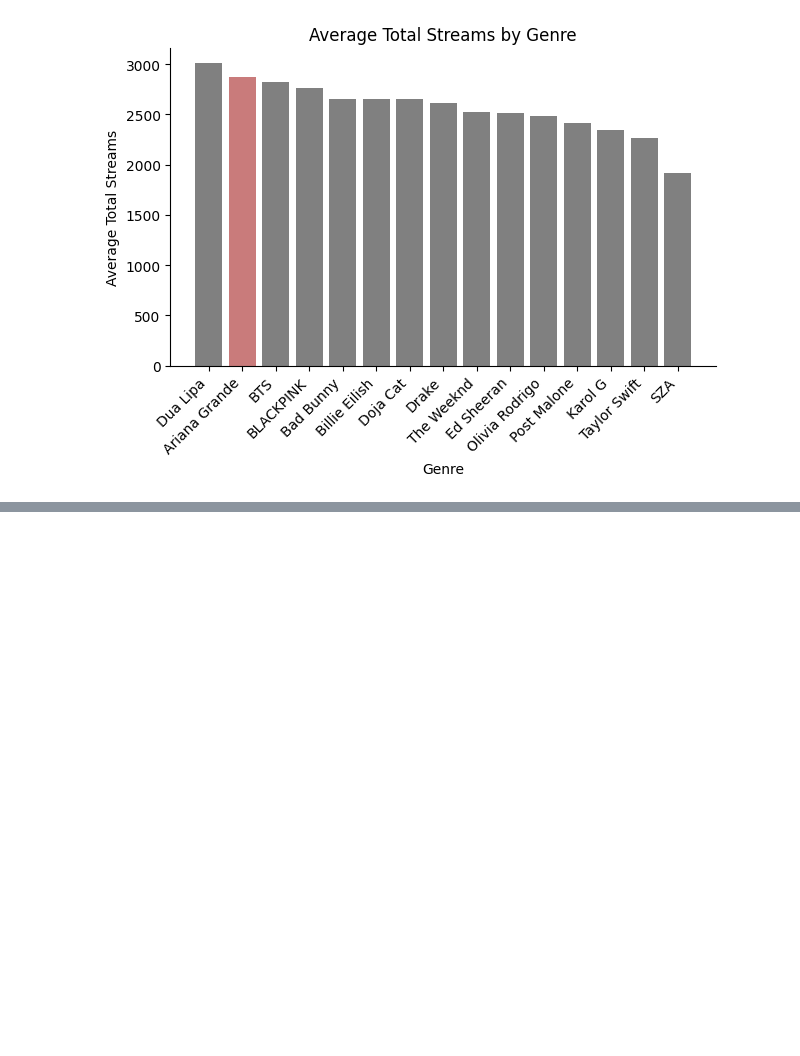
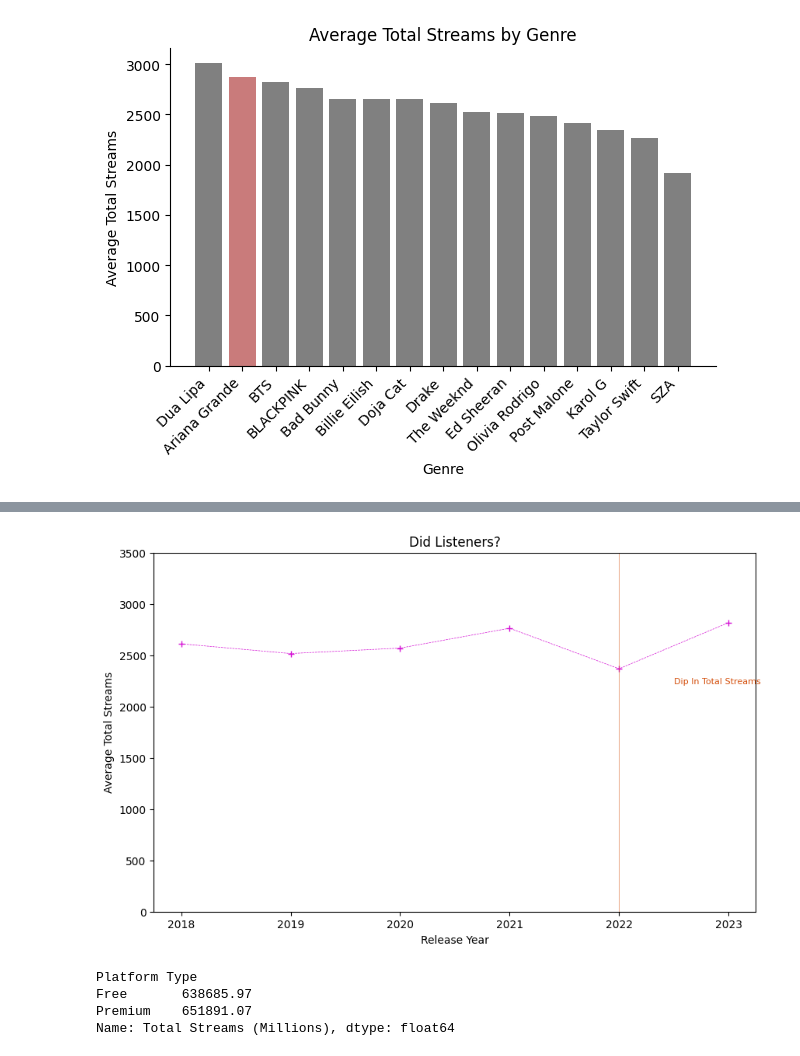
Before and after one commit to mollichite/learning_plots_mollylott, a Jupyter notebook: notebook.ipynb, the cells around one changed output, grey strips where cells are left out. Cells and saved outputs as stored; diff of their text form; code cells hidden in the pictures; blank space fills up the shorter version.

```diff
--- a/notebook.ipynb
+++ b/notebook.ipynb
@@ -166,0 +247,3 @@ plt.show()
+# %%
+yearly_avg = spotify_df.groupby("Release Year")["Total Streams (Millions)"].mean().round(2)
+yearly_avg
@@ -166,0 +259,48 @@ plt.show()
+# %%
+plt.figure(figsize=(10,6))
+plt.plot(
+    yearly_avg.index,
+    yearly_avg.values,
+    marker="+",
+    linestyle = "--",
+    color = "#D510D5",
+    linewidth = 0.5
+    )
+
+plt.ylim(0, 3500)
+plt.xlabel("Release Year")
+plt.ylabel("Average Total Streams")
+plt.title("Did Listeners?")
+
+ax = plt.gca()
+
+
+ax.axvline(
+    2022,
+    color = "#D55210",
+    linewidth = 0.5,
+    alpha = 0.7)
+
+ax.text(
+    2022+0.5,
+    2225,
+    "Dip In Total Streams",
+    color="#D55210",
+    fontsize=8
+
+)
+plt.tight_layout
+plt.show()
+# %% [output]
+[figure, added]
+# %%
+cataory = "Platform Type"
+values = "Total Streams (Millions)"
+
+platform_totals = spotify_df.groupby(cataory)[values].sum()
+platform_totals
+# %% [output]
+Platform Type
+Free       638685.97
+Premium    651891.07
+Name: Total Streams (Millions), dtype: float64
```
Also changed, not shown: parts of 9 cells of this notebook.
